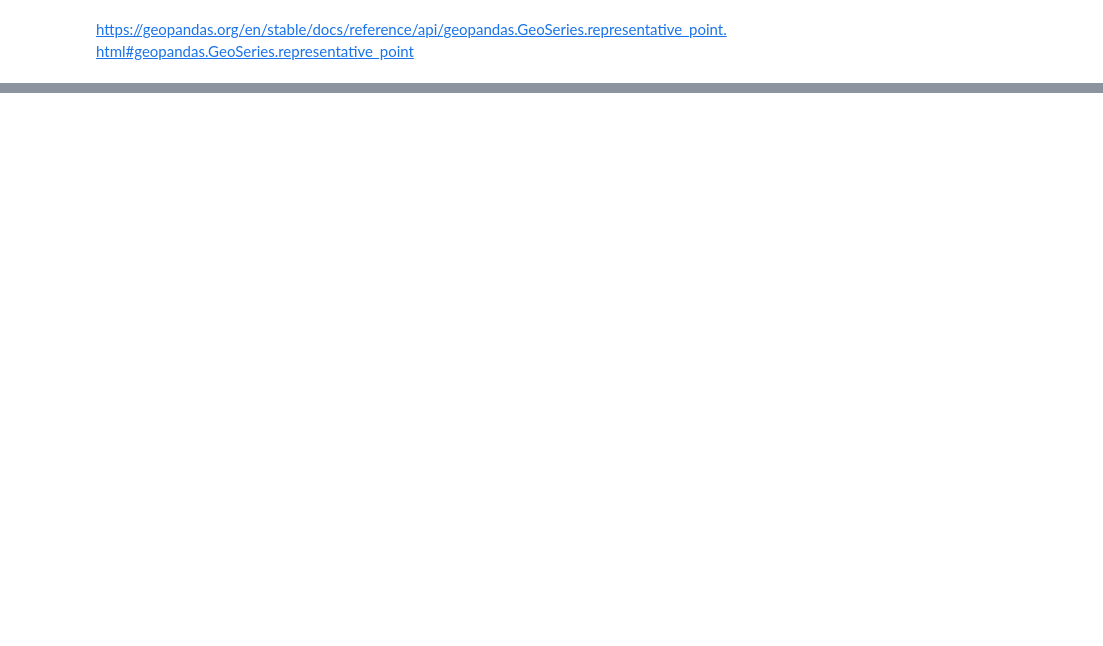
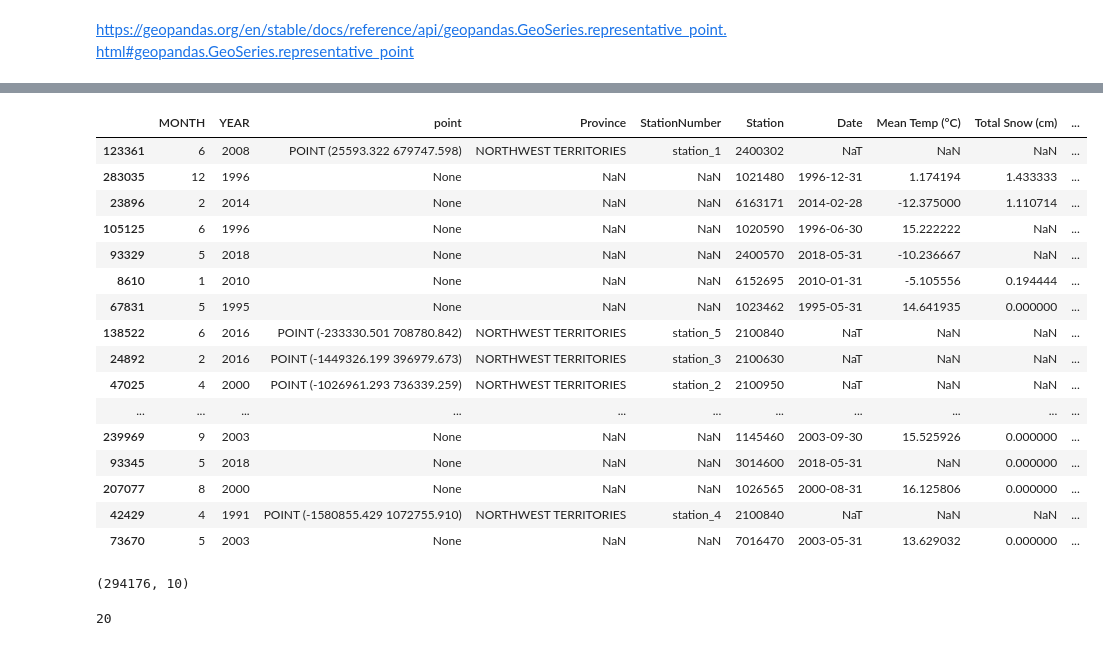
Before and after one commit to Triples92/Forest_fire_prediction_Model, a Jupyter notebook: combiner.ipynb, the cells around one changed output, grey strips where cells are left out. Drawn from its saved outputs; the diff is of its cells as text; code cells hidden in the pictures; blank space fills up the shorter version.

```diff
--- a/combiner.ipynb
+++ b/combiner.ipynb
@@ -274,0 +275,2 @@ fire_shp.head()
+# %%
+weather_data.rename(columns={'Climate ID':'Station'},inplace=True)
@@ -274,0 +298,37 @@ fire_shp.head()
+# %%
+weather_data['Date']=pd.to_datetime(weather_data['Date'])
+# %%
+
+
+weather_data['MONTH'] = weather_data['Date'].dt.month
+weather_data['YEAR'] = weather_data['Date'].dt.year
+# %%
+merged_df = pd.merge(df1_melted, weather_data, how='outer', on=['MONTH','YEAR','Station'])
+# %%
+merged_df.sample(30)
+# %% [output]
+|  | MONTH | YEAR | point | Province | StationNumber | Station | Date | Mean Temp (°C) | Total Snow (cm) | ... |
+| 123361 | 6 | 2008 | POINT (25593.322 679747.598) | NORTHWEST TERRITORIES | station_1 | 2400302 | NaT | NaN | NaN | ... |
+| 283035 | 12 | 1996 | None | NaN | NaN | 1021480 | 1996-12-31 | 1.174194 | 1.433333 | ... |
+| 23896 | 2 | 2014 | None | NaN | NaN | 6163171 | 2014-02-28 | -12.375000 | 1.110714 | ... |
+| 105125 | 6 | 1996 | None | NaN | NaN | 1020590 | 1996-06-30 | 15.222222 | NaN | ... |
+| 93329 | 5 | 2018 | None | NaN | NaN | 2400570 | 2018-05-31 | -10.236667 | NaN | ... |
+| 8610 | 1 | 2010 | None | NaN | NaN | 6152695 | 2010-01-31 | -5.105556 | 0.194444 | ... |
+| 67831 | 5 | 1995 | None | NaN | NaN | 1023462 | 1995-05-31 | 14.641935 | 0.000000 | ... |
+| 138522 | 6 | 2016 | POINT (-233330.501 708780.842) | NORTHWEST TERRITORIES | station_5 | 2100840 | NaT | NaN | NaN | ... |
+| 24892 | 2 | 2016 | POINT (-1449326.199 396979.673) | NORTHWEST TERRITORIES | station_3 | 2100630 | NaT | NaN | NaN | ... |
+| 47025 | 4 | 2000 | POINT (-1026961.293 736339.259) | NORTHWEST TERRITORIES | station_2 | 2100950 | NaT | NaN | NaN | ... |
+| ... | ... | ... | ... | ... | ... | ... | ... | ... | ... | ... |
+| 239969 | 9 | 2003 | None | NaN | NaN | 1145460 | 2003-09-30 | 15.525926 | 0.000000 | ... |
+| 93345 | 5 | 2018 | None | NaN | NaN | 3014600 | 2018-05-31 | NaN | 0.000000 | ... |
+| 207077 | 8 | 2000 | None | NaN | NaN | 1026565 | 2000-08-31 | 16.125806 | 0.000000 | ... |
+| 42429 | 4 | 1991 | POINT (-1580855.429 1072755.910) | NORTHWEST TERRITORIES | station_4 | 2100840 | NaT | NaN | NaN | ... |
+| 73670 | 5 | 2003 | None | NaN | NaN | 7016470 | 2003-05-31 | 13.629032 | 0.000000 | ... |
+# %%
+merged_df.shape
+# %% [output]
+(294176, 10)
+# %%
+merged_df.duplicated().sum()
+# %% [output]
+20
```
Also changed, not shown: parts of 80 cells of this notebook.
